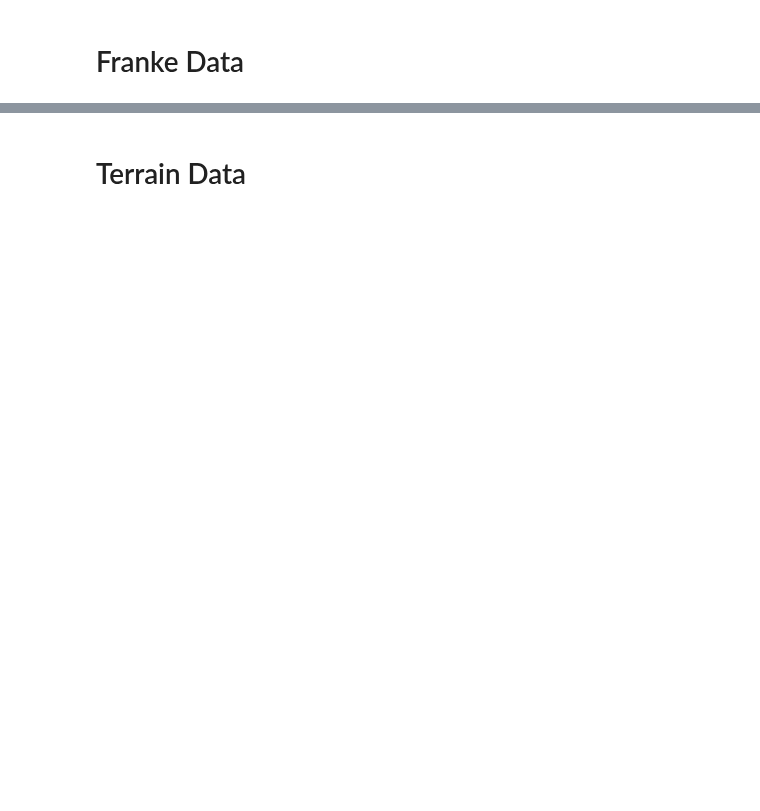
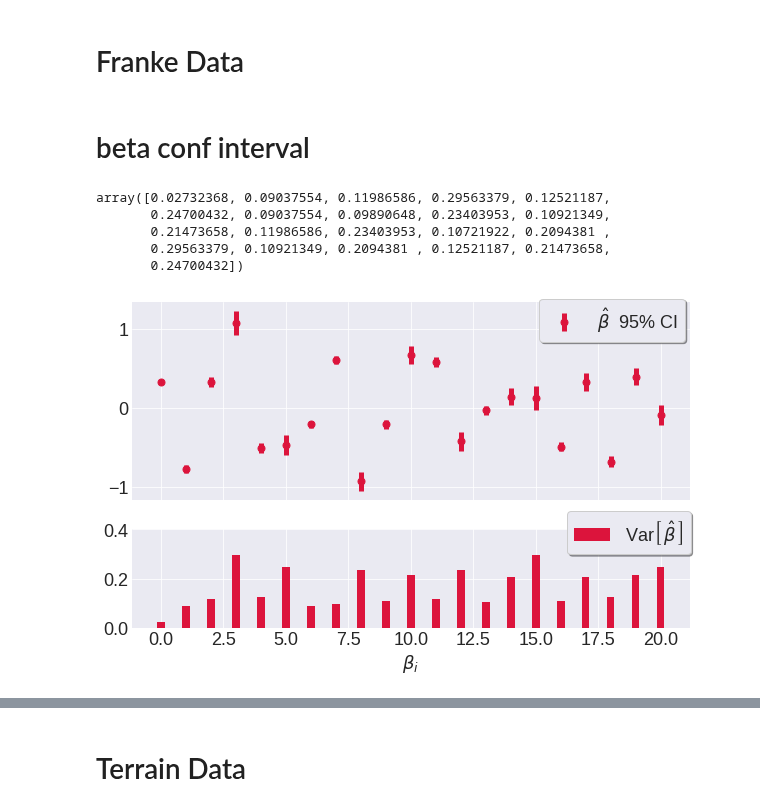
Before and after one commit to asdfbat/FYS-STK4155, a Jupyter notebook: Project1/src/ConfidenceIntervals.ipynb, the cells around one changed output, grey strips where cells are left out. Drawn from its saved outputs; the diff is of its cells as text; code cells hidden in the pictures; blank space fills up the shorter version.

```diff
--- a/Project1/src/ConfidenceIntervals.ipynb
+++ b/Project1/src/ConfidenceIntervals.ipynb
@@ -22,4 +29,6 @@ mpl.rcParams['figure.figsize'] = [6.0, 6.0]
 np.random.seed(1942)
 # %% [markdown]
 # Franke Data
+# %% [markdown]
+# beta conf interval
 # %%
@@ -48,3 +56,23 @@ beta_cf
+# %%
+sigma_beta
+# %% [output]
+array([0.02732368, 0.09037554, 0.11986586, 0.29563379, 0.12521187,
+       0.24700432, 0.09037554, 0.09890648, 0.23403953, 0.10921349,
+       0.21473658, 0.11986586, 0.23403953, 0.10721922, 0.2094381 ,
+       0.29563379, 0.10921349, 0.2094381 , 0.12521187, 0.21473658,
+       0.24700432])
+# %%
+fig, (ax1, ax2) = plt.subplots(2, 1, figsize=(10,6), sharex=True, gridspec_kw={'height_ratios': [2, 1]})
+asdf = np.arange(0, len(beta))
+ax1.errorbar(asdf, beta, yerr=beta_err, fmt="o", ms=7, elinewidth=5, color="crimson", label=r"$\hat{\beta}$  95% CI");
+plt.xlabel(r"$\beta_i$")
+ax2.bar(asdf, sigma_beta, width=0.3, color="crimson", label=r"Var$\left[\, \hat{\beta}\, \right]$");
+ax2.set_ylim(0, 0.4);
+ax1.legend(shadow=True, frameon=True, fontsize=18, loc=(0.73, 0.8));
+ax2.legend(shadow=True, frameon=True, fontsize=18, loc=(0.78, 0.75));
+plt.savefig("../figs/CI_Franke.pdf", bbox_inches="tight")
+# %% [output]
+[figure, added]
 # %%
 nr_bootstraps = 1000
 nr_parameters = sigma_beta.size
```
Also changed, not shown: parts of 14 cells of this notebook, 3 other files.
